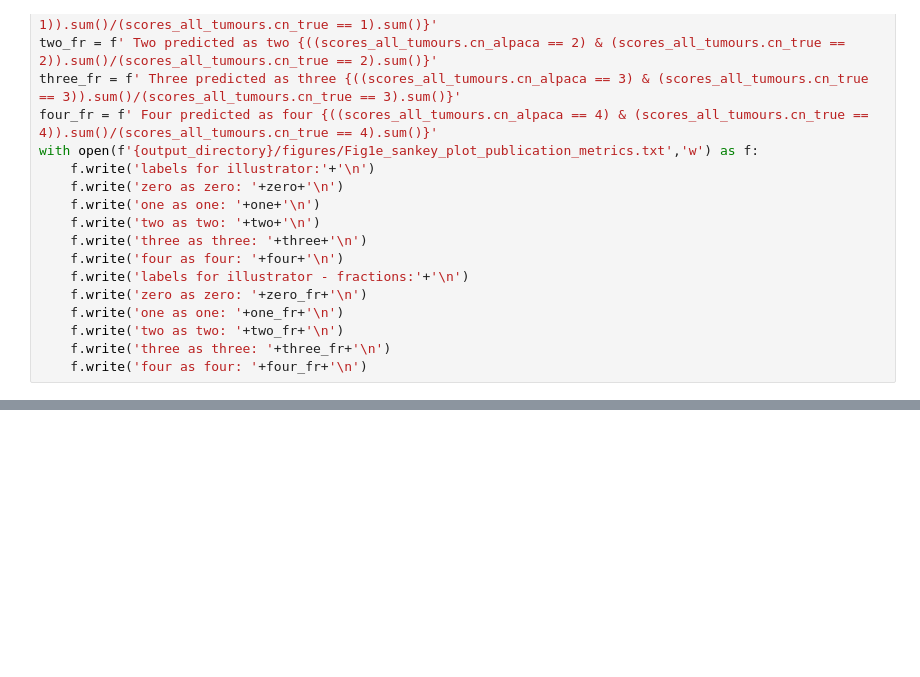
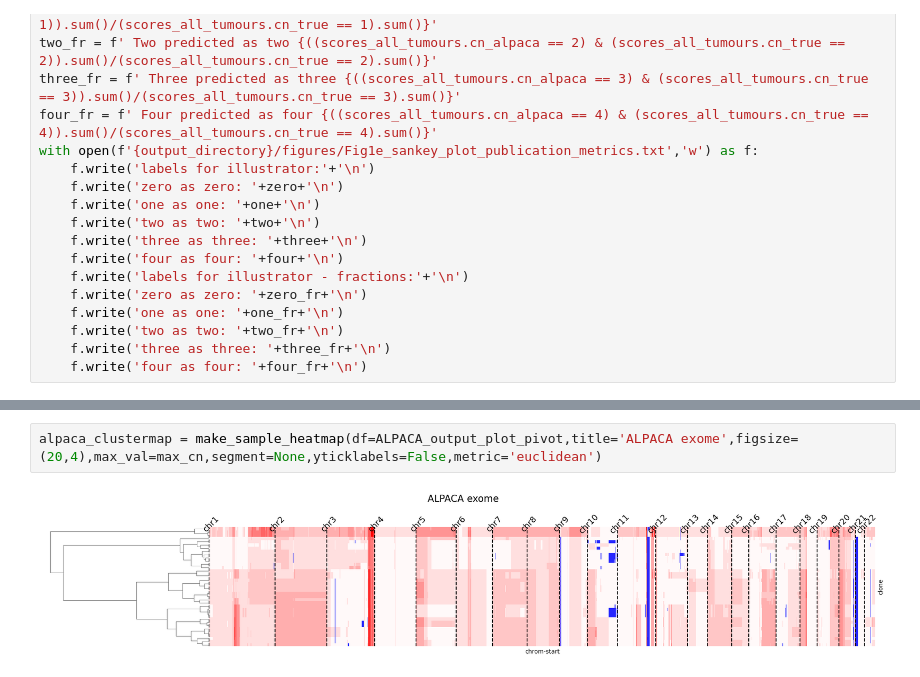
Before and after one commit to McGranahanLab/ALPACA-paper, a Jupyter notebook: bin/ANALYSIS/Fig1.ipynb, the cells around one changed output, grey strips where cells are left out. Cells and saved outputs as stored; diff of their text form; blank space fills up the shorter version.

```diff
--- a/bin/ANALYSIS/Fig1.ipynb
+++ b/bin/ANALYSIS/Fig1.ipynb
@@ -127,0 +885,4 @@ with open(f'{output_directory}/figures/Fig1e_sankey_plot_publication_metrics.txt
+# %%
+alpaca_clustermap = make_sample_heatmap(df=ALPACA_output_plot_pivot,title='ALPACA exome',figsize=(20,4),max_val=max_cn,segment=None,yticklabels=False,metric='euclidean')
+# %% [output]
+[figure, added]
```
Also changed, not shown: parts of 23 cells of this notebook, 19 other files.
